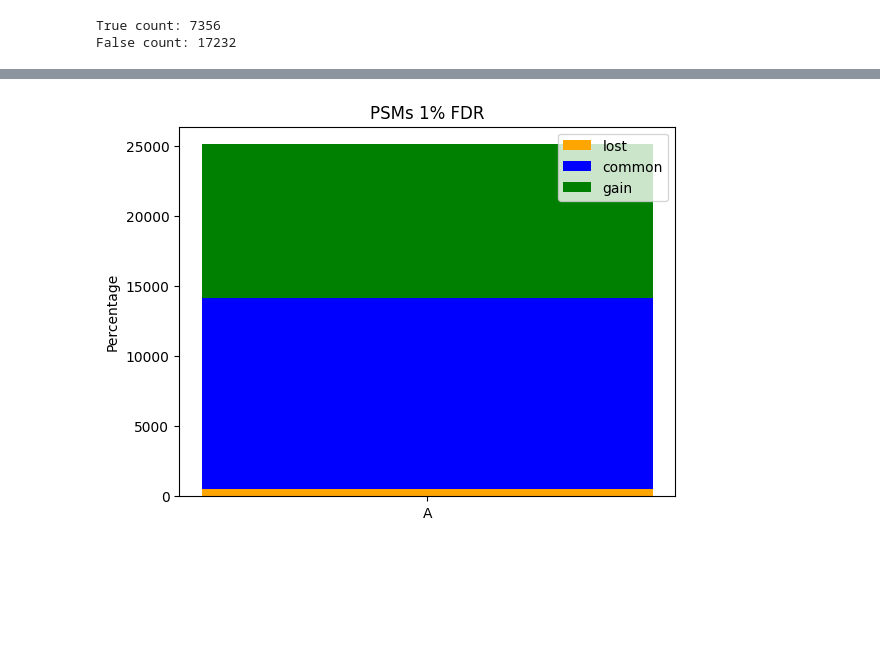
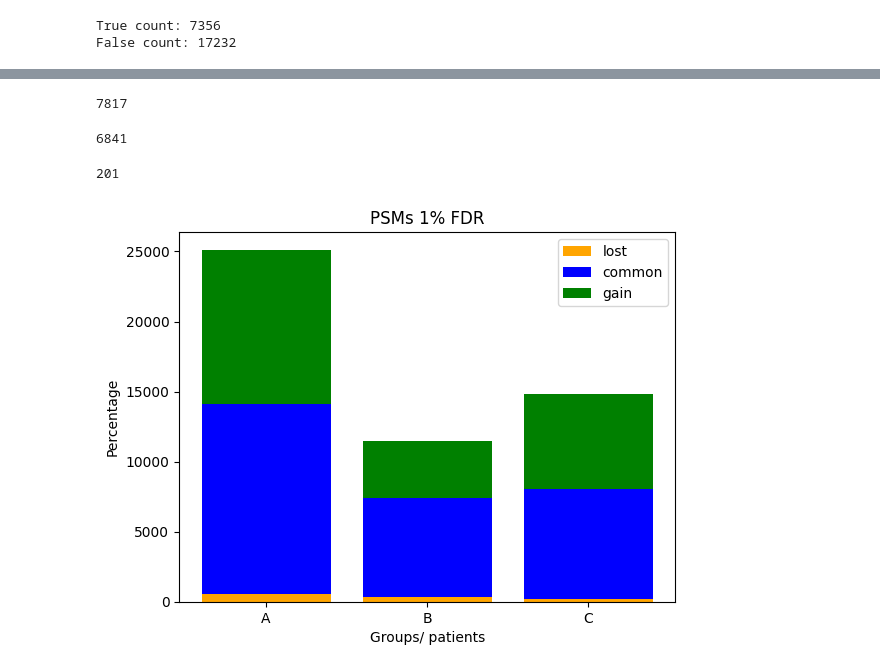
Before and after one commit to sara-aman/Projects, a Jupyter notebook: Thesis/plotting.ipynb, the cells around one changed output, grey strips where cells are left out. Drawn from its saved outputs; the diff is of its cells as text; code cells hidden in the pictures; blank space fills up the shorter version.

Commit message:
Added the datasets of "sprot_human+sprot BH" to add 2 more columns in the stacked bar plot

```diff
--- a/Thesis/plotting.ipynb
+++ b/Thesis/plotting.ipynb
@@ -265,21 +409,50 @@ lost
+# %%
+shared_SBH
+# %% [output]
+7817
+# %%
+gained_SBH
+# %% [output]
+6841
+# %%
+lost_SBH
+# %% [output]
+201
+# %%
+# geeks for geeks
+# # create data
+x_SA = ['A']
+y1_SA = lost_SA
+y2_SA = shared_SA
+y3_SA = gained_SA
+
+x_SH = ['B']
+y1_SH = lost_SH
+y2_SH = shared_SH
+y3_SH = gained_SH
+
+x_SBH = ['C']
+y1_SBH = lost_SBH
+y2_SBH = shared_SBH
+y3_SBH = gained_SBH
 # %%
-# geeks for geeks
-# # create data
-x = ['A']
-y1 = lost
-y2 = shared
-y3 = gained
-
 # plot bars in stack manner
-plt.bar(x, y1, color='orange')
-plt.bar(x, y2, bottom=y1, color='b')
-plt.bar(x, y3, bottom=y1+y2, color='g')
-
-
-plt.xlabel("")
+plt.bar(x_SA, y1_SA, color='orange')
+plt.bar(x_SA, y2_SA, bottom=y1_SA, color='b')
+plt.bar(x_SA, y3_SA, bottom=y1_SA+y2_SA, color='g')
+######################################################################
+plt.bar(x_SH, y1_SH, color='orange')
+plt.bar(x_SH, y2_SH, bottom=y1_SH, color='b')
+plt.bar(x_SH, y3_SH, bottom=y1_SH+y2_SH, color='g')
+######################################################################
+plt.bar(x_SBH, y1_SBH, color='orange')
+plt.bar(x_SBH, y2_SBH, bottom=y1_SBH, color='b')
+plt.bar(x_SBH, y3_SBH, bottom=y1_SBH+y2_SBH, color='g')
+######################################################################
+plt.xlabel("Groups/ patients")
 plt.ylabel("Percentage")
 plt.legend(["lost", "common", "gain"])
 plt.title("PSMs 1% FDR")
 plt.show()
 # %% [output]
-[figure, old version]
+[figure, new version]
```
Also changed, not shown: parts of 32 cells of this notebook.
